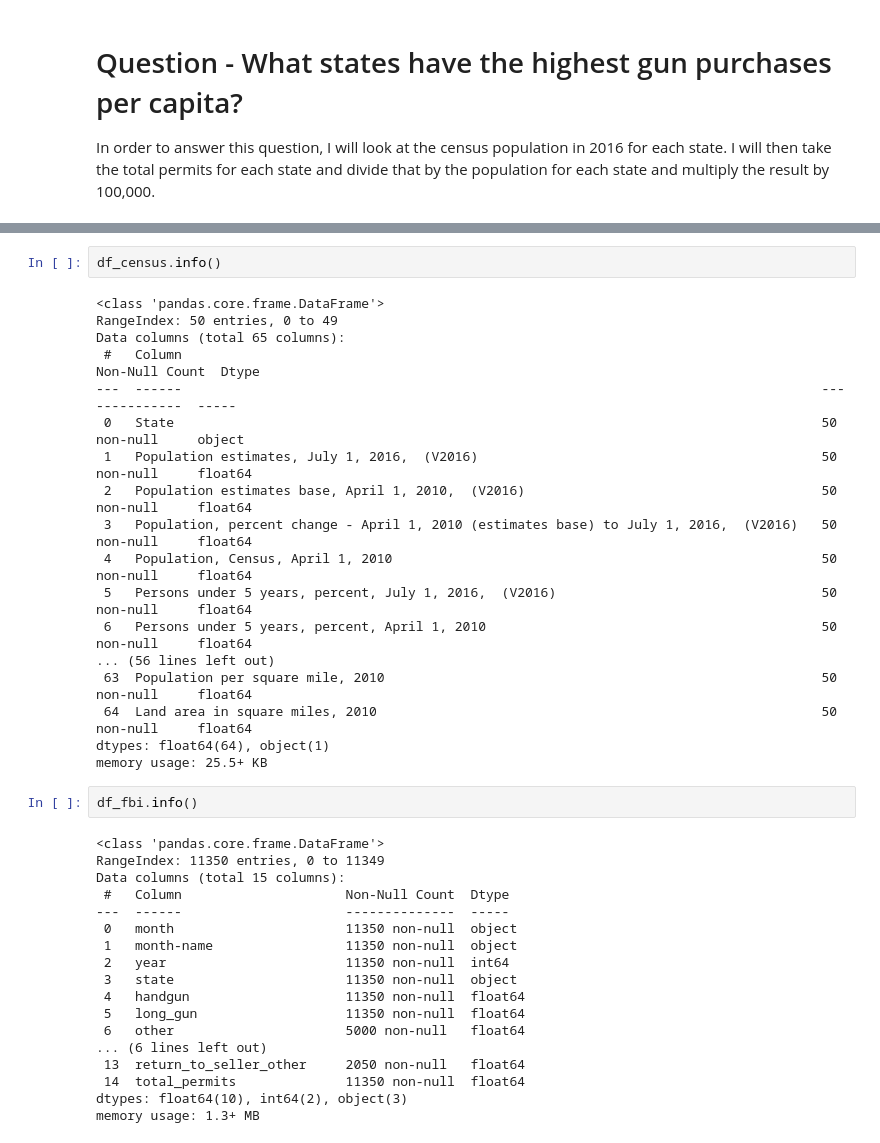
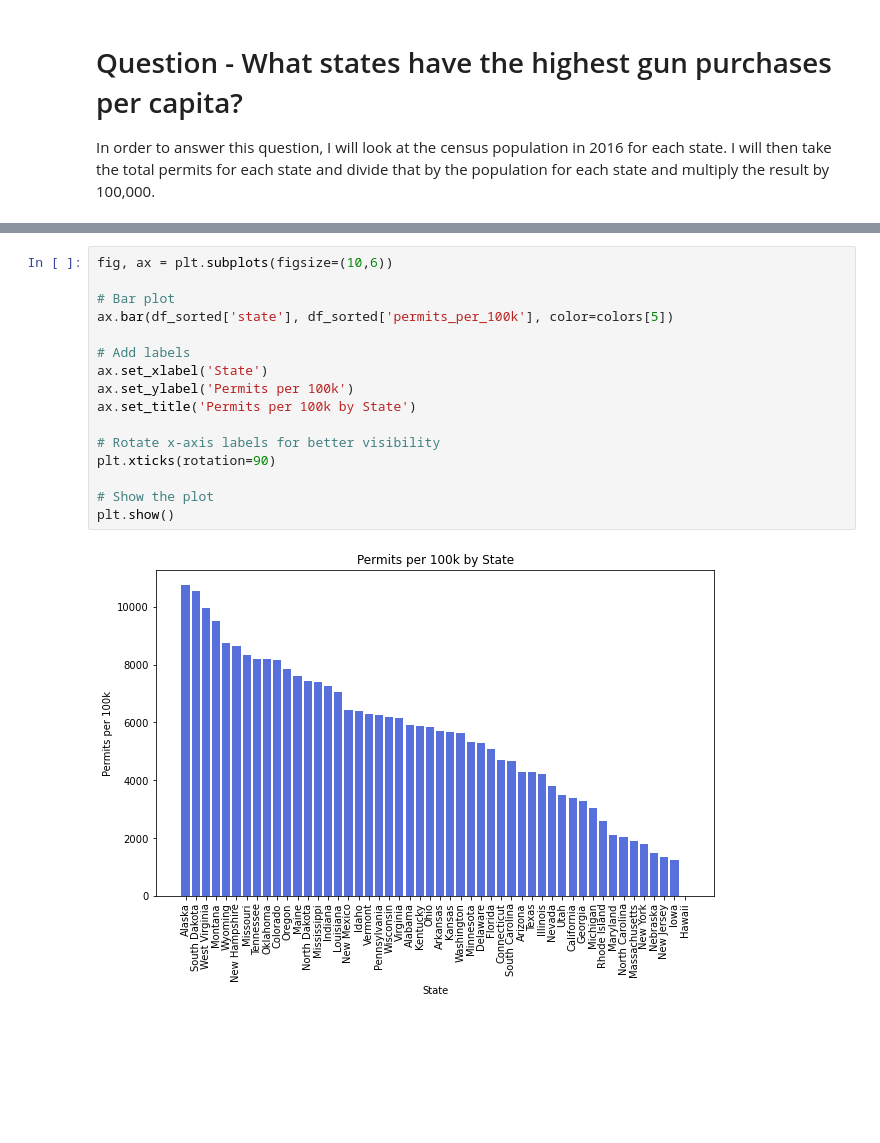
Before and after one commit to dezertdweller/fbi-gun-background-checks, a Jupyter notebook: analysis.ipynb, the cells around one changed output, grey strips where cells are left out. Drawn from its saved outputs; the diff is of its cells as text; blank space fills up the shorter version.

```diff
--- a/analysis.ipynb
+++ b/analysis.ipynb
@@ -293,40 +207,18 @@ plt.show()
-# %%
-df_census.info()
-# %% [output]
-<class 'pandas.core.frame.DataFrame'>
-RangeIndex: 50 entries, 0 to 49
-Data columns (total 65 columns):
- #   Column                                                                                  Non-Null Count  Dtype
----  ------                                                                                  --------------  -----
- 0   State                                                                                   50 non-null     object
- 1   Population estimates, July 1, 2016,  (V2016)                                            50 non-null     float64
- 2   Population estimates base, April 1, 2010,  (V2016)                                      50 non-null     float64
- 3   Population, percent change - April 1, 2010 (estimates base) to July 1, 2016,  (V2016)   50 non-null     float64
- 4   Population, Census, April 1, 2010                                                       50 non-null     float64
- 5   Persons under 5 years, percent, July 1, 2016,  (V2016)                                  50 non-null     float64
- 6   Persons under 5 years, percent, April 1, 2010                                           50 non-null     float64
-... (56 lines left out)
- 63  Population per square mile, 2010                                                        50 non-null     float64
- 64  Land area in square miles, 2010                                                         50 non-null     float64
-dtypes: float64(64), object(1)
-memory usage: 25.5+ KB
-# %%
-df_fbi.info()
-# %% [output]
-<class 'pandas.core.frame.DataFrame'>
-RangeIndex: 11350 entries, 0 to 11349
-Data columns (total 15 columns):
- #   Column                     Non-Null Count  Dtype
----  ------                     --------------  -----
- 0   month                      11350 non-null  object
- 1   month-name                 11350 non-null  object
- 2   year                       11350 non-null  int64
- 3   state                      11350 non-null  object
- 4   handgun                    11350 non-null  float64
- 5   long_gun                   11350 non-null  float64
- 6   other                      5000 non-null   float64
-... (6 lines left out)
- 13  return_to_seller_other     2050 non-null   float64
- 14  total_permits              11350 non-null  float64
-dtypes: float64(10), int64(2), object(3)
-memory usage: 1.3+ MB
+# %%
+fig, ax = plt.subplots(figsize=(10,6))
+
+# Bar plot
+ax.bar(df_sorted['state'], df_sorted['permits_per_100k'], color=colors[5])
+
+# Add labels
+ax.set_xlabel('State')
+ax.set_ylabel('Permits per 100k')
+ax.set_title('Permits per 100k by State')
+
+# Rotate x-axis labels for better visibility
+plt.xticks(rotation=90)
+
+# Show the plot
+plt.show()
+# %% [output]
+[figure, added]
```
Also changed, not shown: parts of 15 cells of this notebook.
